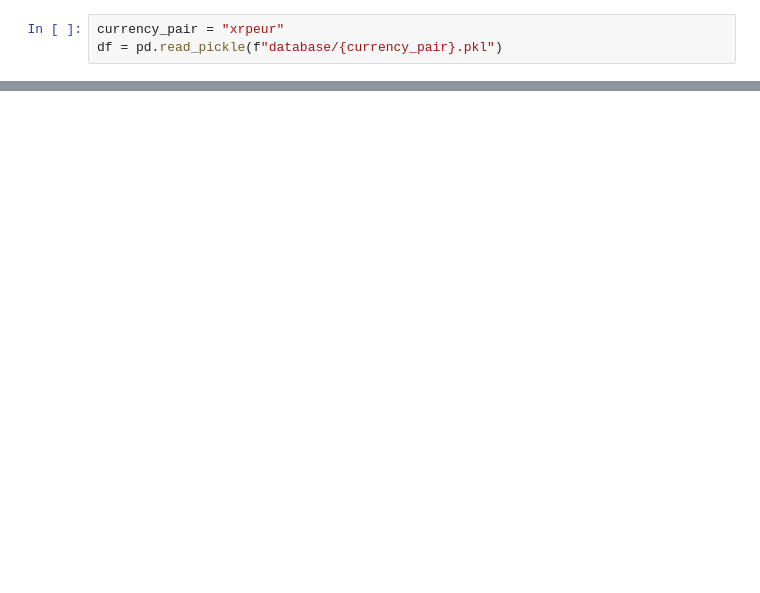
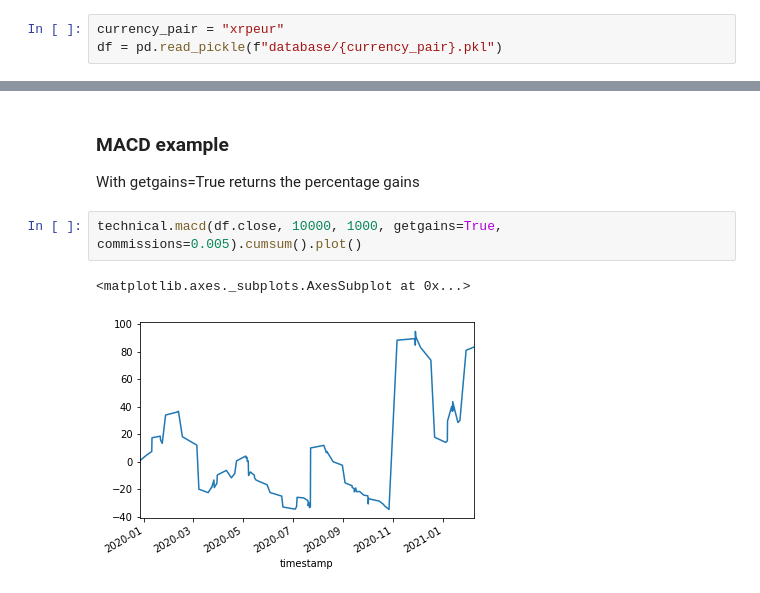
Before and after one commit to giuliovv/cryptotrading, a Jupyter notebook: examples/data_exploration.ipynb, the cells around one changed output, grey strips where cells are left out. Saved outputs shown, nothing was run; the diff lists cells and outputs as text; blank space fills up the shorter version.

Commit message:
Starting technical

```diff
--- a/examples/data_exploration.ipynb
+++ b/examples/data_exploration.ipynb
@@ -15,0 +20,8 @@ df.close.rolling(5000).mean().plot()
+# %% [markdown]
+### MACD example
+With getgains=True returns the percentage gains
+# %%
+technical.macd(df.close, 10000, 1000, getgains=True, commissions=0.005).cumsum().plot()
+# %% [output]
+<matplotlib.axes._subplots.AxesSubplot at 0x...>
+[figure, added]
```
Also changed, not shown: parts of 3 cells of this notebook, 2 other files.
